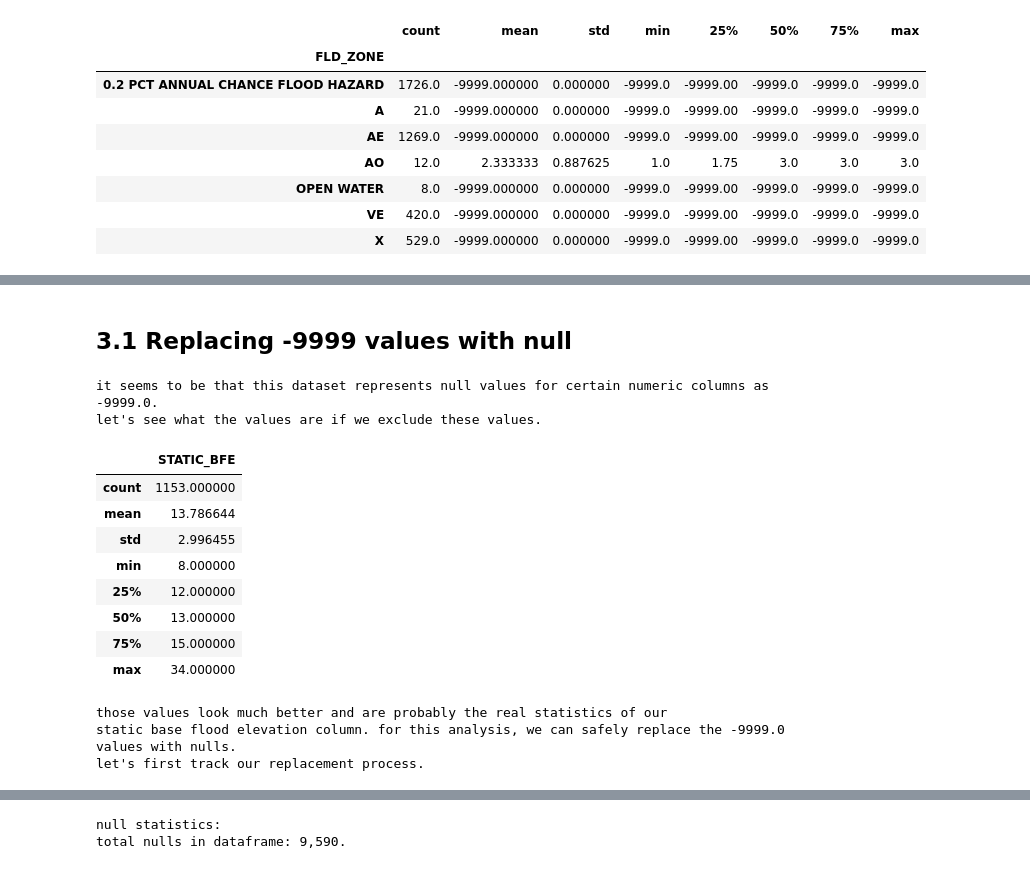
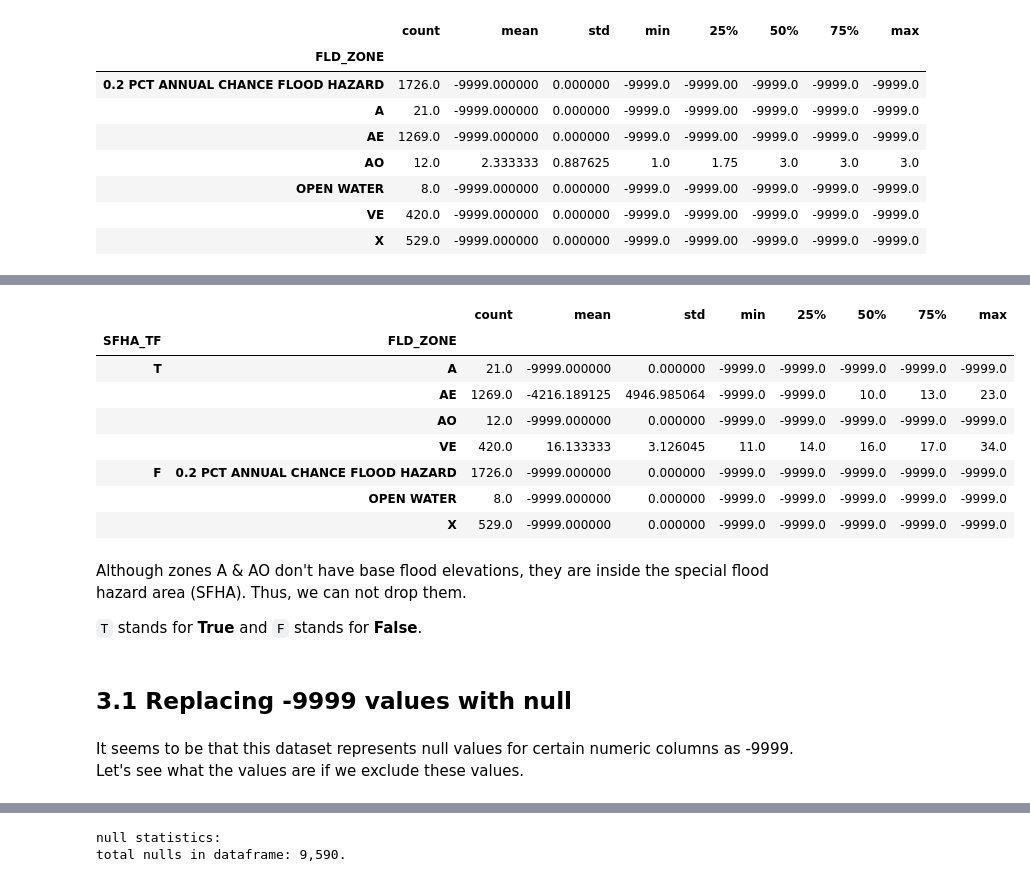
Before and after one commit to mebauer/nyc-floodzone-analysis, a Jupyter notebook: floodzone_pfirm_analysis.ipynb, the cells around one changed output, grey strips where cells are left out. Drawn from its saved outputs; the diff is of its cells as text; code cells hidden in the pictures.

```diff
--- a/floodzone_pfirm_analysis.ipynb
+++ b/floodzone_pfirm_analysis.ipynb
@@ -538,27 +634,23 @@ reviewing summary statistics for depth elevations by flood zone:
+# %%
+sfha_df = pfirm_df.groupby(by=['SFHA_TF', 'FLD_ZONE'])['STATIC_BFE'].describe()
+
+sfha_df.sort_values(by='SFHA_TF', ascending=False)
+# %% [output]
+|  |  | count | mean | std | min | 25% | 50% | 75% | max |
+| SFHA_TF | FLD_ZONE |  |  |  |  |  |  |  |  |
+| T | A | 21.0 | -9999.000000 | 0.000000 | -9999.0 | -9999.0 | -9999.0 | -9999.0 | -9999.0 |
+|  | AE | 1269.0 | -4216.189125 | 4946.985064 | -9999.0 | -9999.0 | 10.0 | 13.0 | 23.0 |
+|  | AO | 12.0 | -9999.000000 | 0.000000 | -9999.0 | -9999.0 | -9999.0 | -9999.0 | -9999.0 |
+|  | VE | 420.0 | 16.133333 | 3.126045 | 11.0 | 14.0 | 16.0 | 17.0 | 34.0 |
+| F | 0.2 PCT ANNUAL CHANCE FLOOD HAZARD | 1726.0 | -9999.000000 | 0.000000 | -9999.0 | -9999.0 | -9999.0 | -9999.0 | -9999.0 |
+|  | OPEN WATER | 8.0 | -9999.000000 | 0.000000 | -9999.0 | -9999.0 | -9999.0 | -9999.0 | -9999.0 |
+|  | X | 529.0 | -9999.000000 | 0.000000 | -9999.0 | -9999.0 | -9999.0 | -9999.0 | -9999.0 |
+# %% [markdown]
+Although zones A & AO don't have base flood elevations, they are inside the special flood hazard area (SFHA). Thus, we can not drop them.
+
+
+`T` stands for **True** and `F` stands for **False**.
 # %% [markdown]
 ## 3.1 Replacing -9999 values with null
-# %%
-print("it seems to be that this dataset represents null values for certain numeric columns as -9999.0.\n\
-let's see what the values are if we exclude these values.")
-
-pfirm_df.loc[pfirm_df['STATIC_BFE'] > -9999][['STATIC_BFE']].describe()
-# %% [output]
-it seems to be that this dataset represents null values for certain numeric columns as -9999.0.
-let's see what the values are if we exclude these values.
-|  | STATIC_BFE |
-| count | 1153.000000 |
-| mean | 13.786644 |
-| std | 2.996455 |
-| min | 8.000000 |
-| 25% | 12.000000 |
-| 50% | 13.000000 |
-| 75% | 15.000000 |
-| max | 34.000000 |
-# %%
-print("those values look much better and are probably the real statistics of our\n\
-static base flood elevation column. for this analysis, we can safely replace \
-the -9999.0 values with nulls.\nlet's first track our replacement process.")
-# %% [output]
-those values look much better and are probably the real statistics of our
-static base flood elevation column. for this analysis, we can safely replace the -9999.0 values with nulls.
-let's first track our replacement process.
+# %% [markdown]
+It seems to be that this dataset represents null values for certain numeric columns as -9999. Let's see what the values are if we exclude these values.
```
Also changed, not shown: parts of 56 cells of this notebook.
